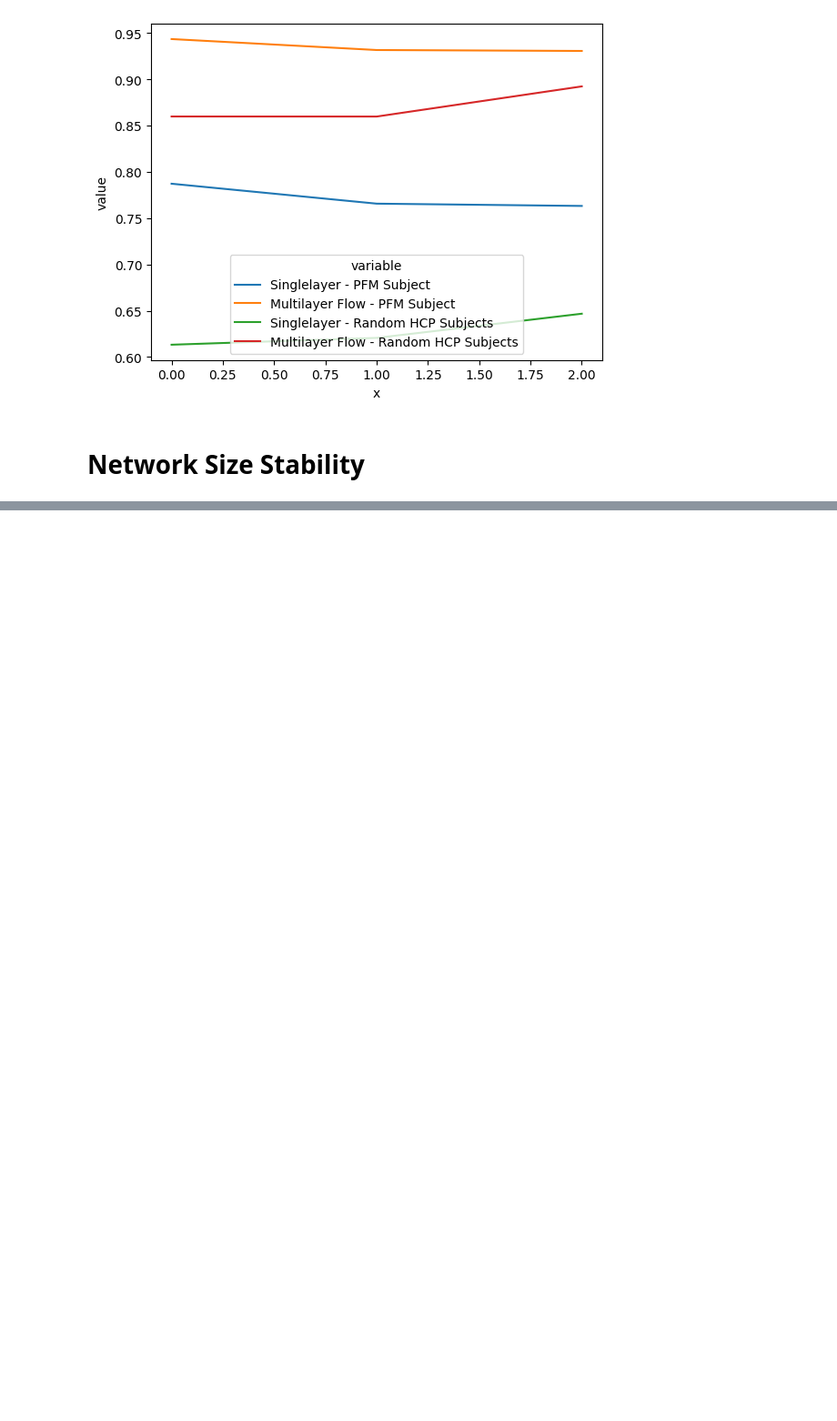
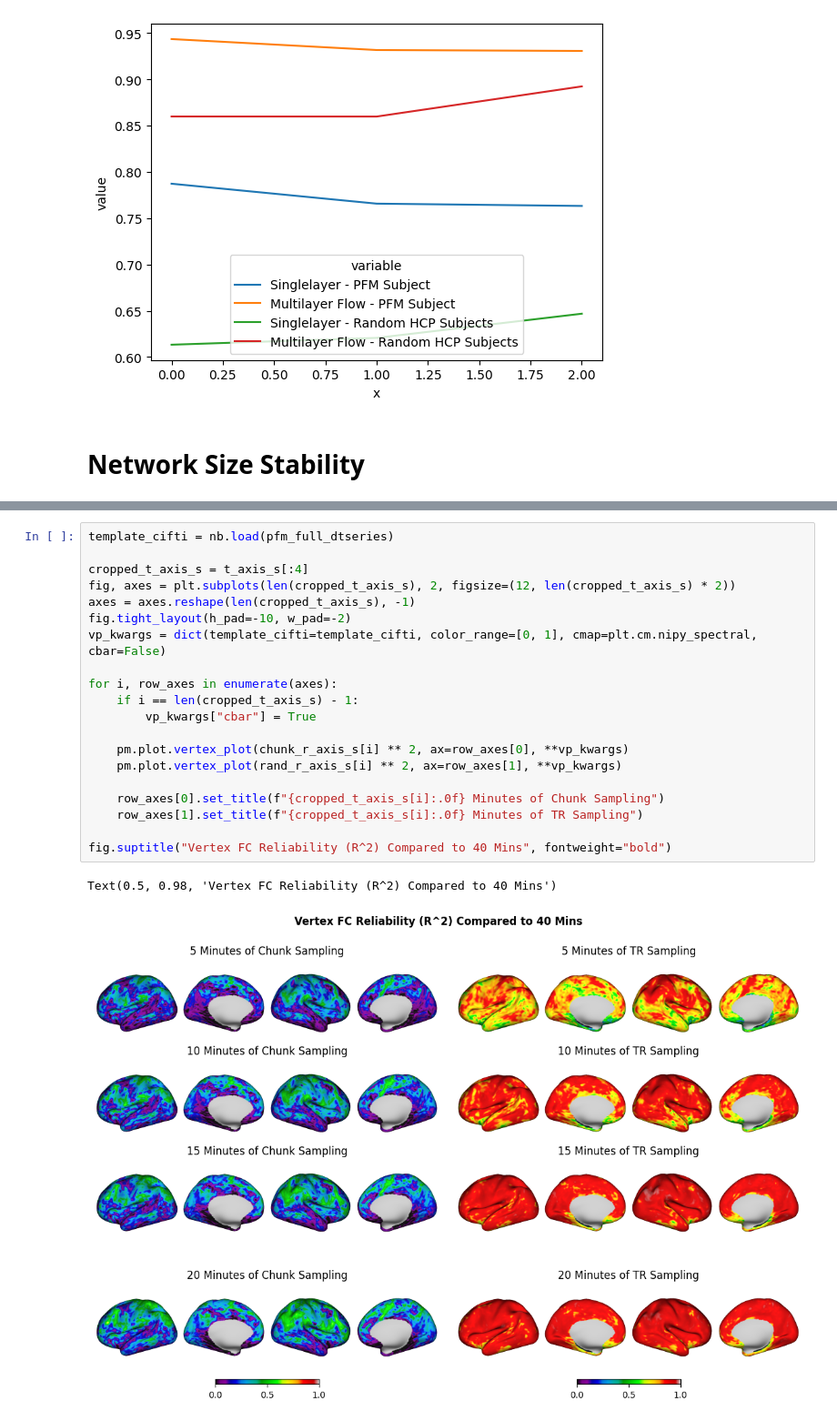
Before and after one commit to cole-khamnei/precision_mapping, a Jupyter notebook: notebooks/dev_nb.ipynb, the cells around one changed output, grey strips where cells are left out. Shown at 91% size. Drawn from its saved outputs; the diff is of its cells as text; blank space fills up the shorter version.

```diff
--- a/notebooks/dev_nb.ipynb
+++ b/notebooks/dev_nb.ipynb
@@ -725,0 +946,23 @@ sns.barplot(data=df_s, x="p_area", y="network", hue="layer")
+# %%
+template_cifti = nb.load(pfm_full_dtseries)
+
+cropped_t_axis_s = t_axis_s[:4]
+fig, axes = plt.subplots(len(cropped_t_axis_s), 2, figsize=(12, len(cropped_t_axis_s) * 2))
+axes = axes.reshape(len(cropped_t_axis_s), -1)
+fig.tight_layout(h_pad=-10, w_pad=-2)
+vp_kwargs = dict(template_cifti=template_cifti, color_range=[0, 1], cmap=plt.cm.nipy_spectral, cbar=False)
+
+for i, row_axes in enumerate(axes):
+    if i == len(cropped_t_axis_s) - 1:
+        vp_kwargs["cbar"] = True
+
+    pm.plot.vertex_plot(chunk_r_axis_s[i] ** 2, ax=row_axes[0], **vp_kwargs)
+    pm.plot.vertex_plot(rand_r_axis_s[i] ** 2, ax=row_axes[1], **vp_kwargs)
+
+    row_axes[0].set_title(f"{cropped_t_axis_s[i]:.0f} Minutes of Chunk Sampling")
+    row_axes[1].set_title(f"{cropped_t_axis_s[i]:.0f} Minutes of TR Sampling")
+
+fig.suptitle("Vertex FC Reliability (R^2) Compared to 40 Mins", fontweight="bold")
+# %% [output]
+Text(0.5, 0.98, 'Vertex FC Reliability (R^2) Compared to 40 Mins')
+[figure, added]
```
Also changed, not shown: parts of 52 cells of this notebook.
